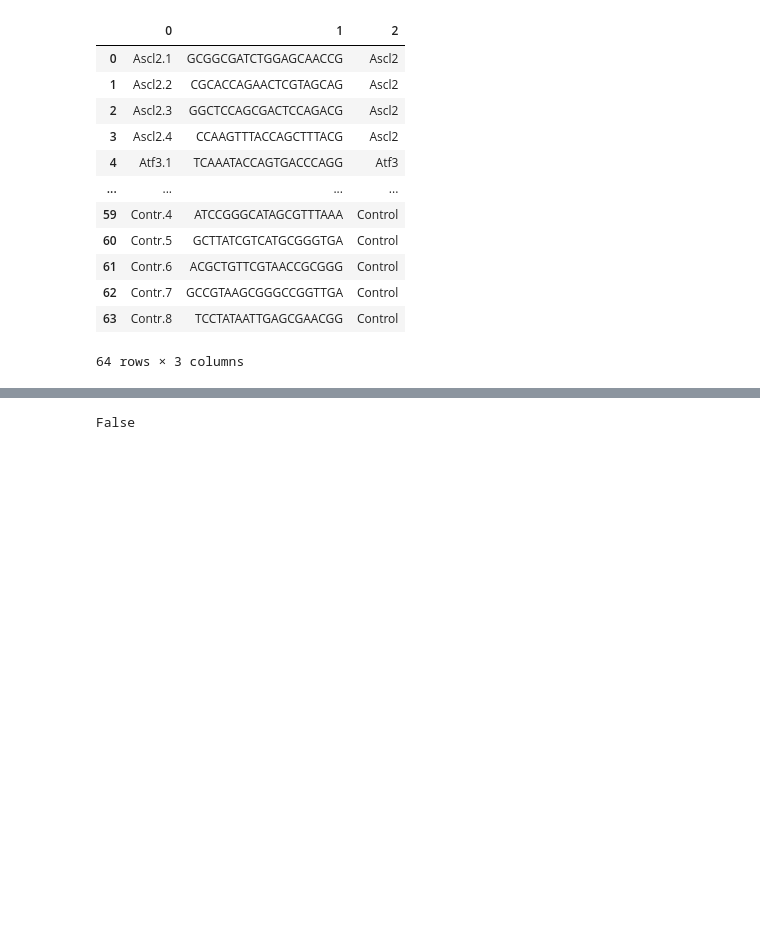
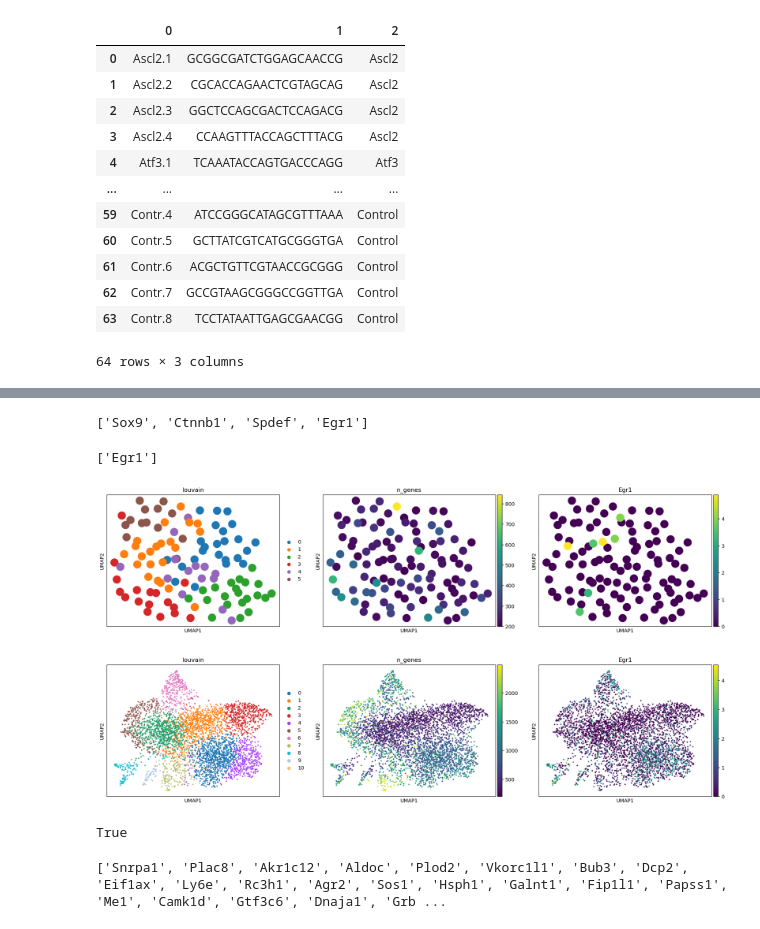
Before and after one commit to incredible-maker/Goodbye_DR.A, a Jupyter notebook: first_scanpy_try.ipynb, the cells around one changed output, grey strips where cells are left out. Saved outputs shown, nothing was run; the diff lists cells and outputs as text; code cells hidden in the pictures; blank space fills up the shorter version.

Commit message:
Found marker genes

```diff
--- a/first_scanpy_try.ipynb
+++ b/first_scanpy_try.ipynb
@@ -500,4 +525,32 @@ sgRNA_data
+# %%
+#check if genes in sgRNA_list are in the expression data
+genes_in_exp=[]
+for gene in sgRNA_list:
+    if gene in exp.var_names:
+        genes_in_exp.append(gene)
+
+genes_in_exp
+# %% [output]
+['Sox9', 'Ctnnb1', 'Spdef', 'Egr1']
+# %%
+#check if genes in sgRNA_list are in the adata2 data
+genes_in_adata2=[]
+for gene in sgRNA_list:
+    if gene in adata2.var_names:
+        genes_in_adata2.append(gene)
+
+genes_in_adata2
+# %% [output]
+['Egr1']
+# %%
+#show Egr1 umap in adata2 and exp, louvain and n_genes
+sc.pl.umap(adata2, color=['louvain','n_genes','Egr1'])
+
+sc.pl.umap(exp, color=['louvain','n_genes','Egr1'])
+# %% [output]
+[figure, added]
+[figure, added]
 # %%
-'Ascl2' in adata2.var_names
+'Sox9' in exp.var_names
 # %% [output]
-False
+True
@@ -503,0 +579,4 @@ False
+# %%
+print(common_genes)
+# %% [output]
+['Snrpa1', 'Plac8', 'Akr1c12', 'Aldoc', 'Plod2', 'Vkorc1l1', 'Bub3', 'Dcp2', 'Eif1ax', 'Ly6e', 'Rc3h1', 'Agr2', 'Sos1', 'Hsph1', 'Galnt1', 'Fip1l1', 'Papss1', 'Me1', 'Camk1d', 'Gtf3c6', 'Dnaja1', 'Grb ...
```
Also changed, not shown: parts of 6 cells of this notebook.
